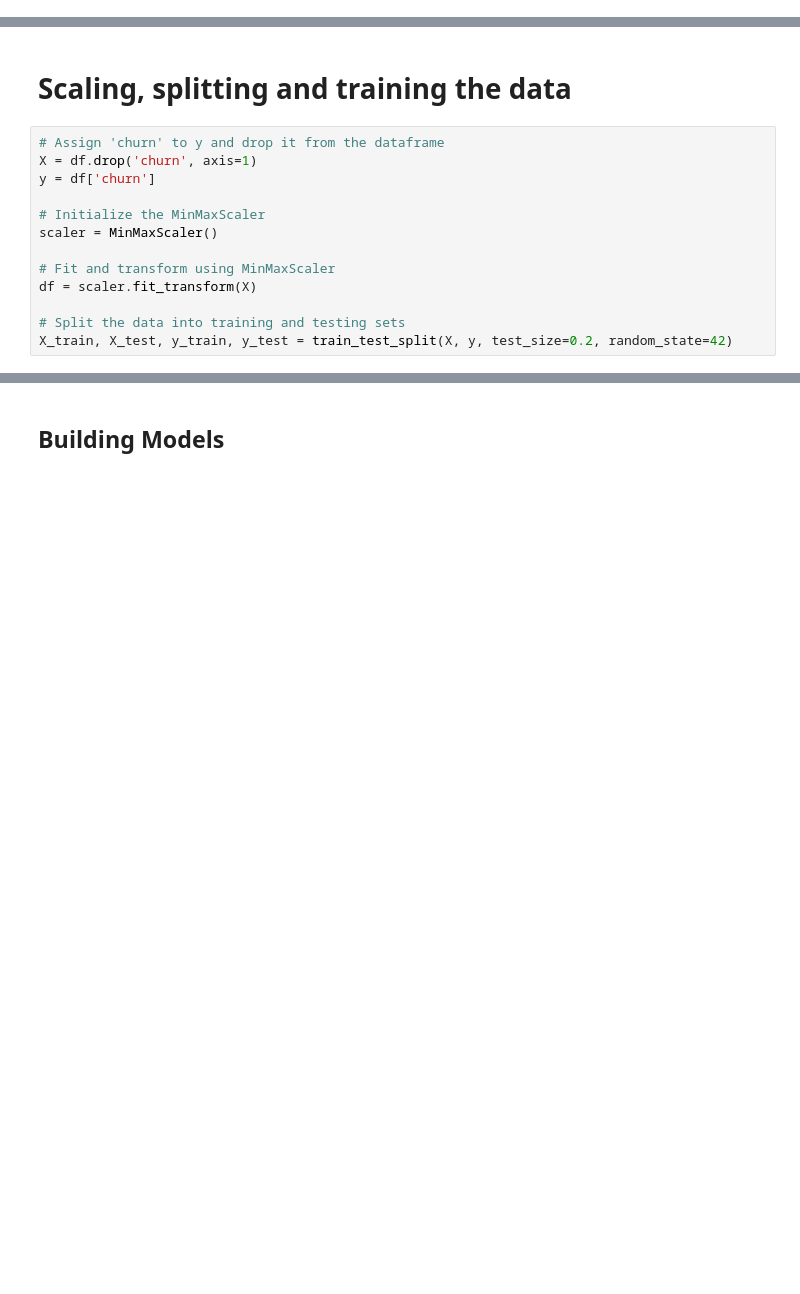
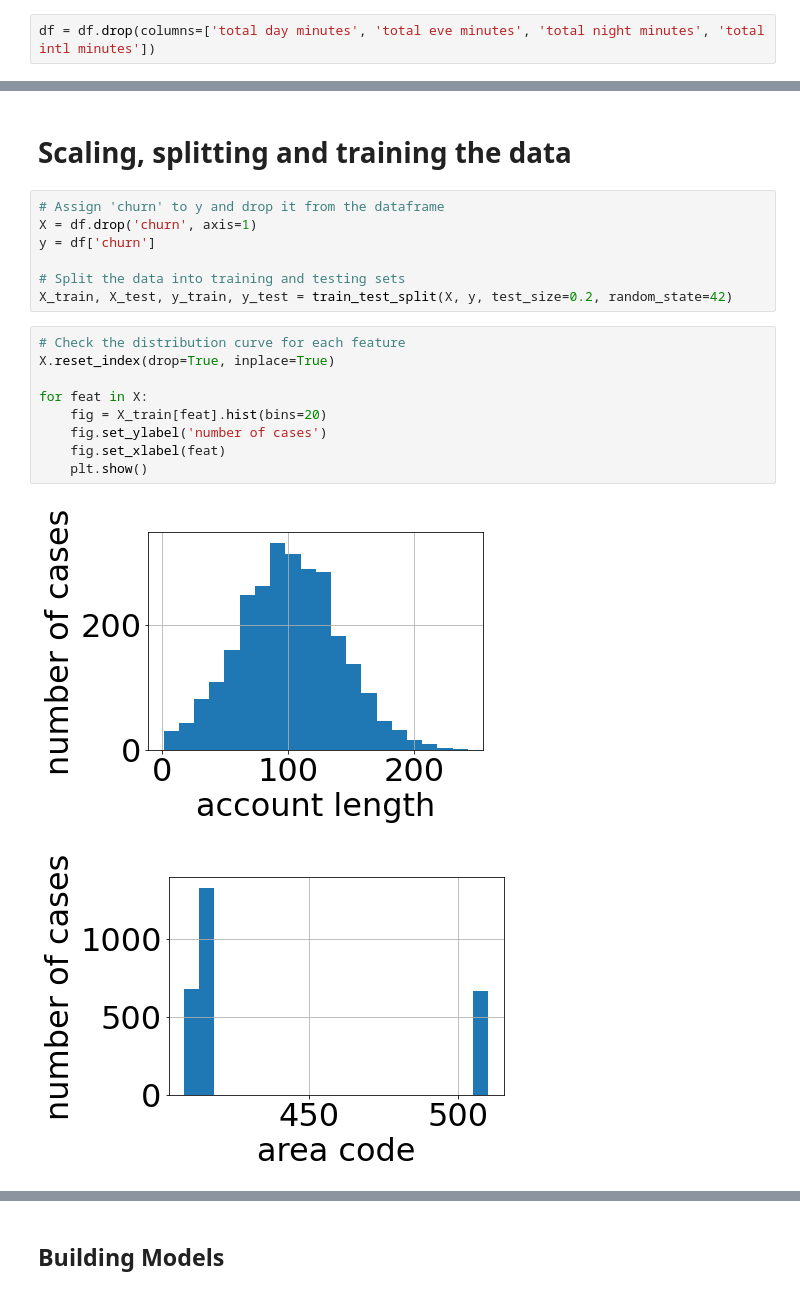
Before and after one commit to Brandon2698/Phase3_Project, a Jupyter notebook: SyriaTel.ipynb, the cells around one changed output, grey strips where cells are left out. Drawn from its saved outputs; the diff is of its cells as text; blank space fills up the shorter version.

```diff
--- a/SyriaTel.ipynb
+++ b/SyriaTel.ipynb
@@ -49,2 +138,4 @@ df.head()
+# %%
+df = df.drop(columns=['total day minutes', 'total eve minutes', 'total night minutes', 'total intl minutes'])
 # %%
 df.columns.values
@@ -90,11 +260,17 @@ Total intl calls, number vmail messages and voicemail plan have the only negativ
 X = df.drop('churn', axis=1)
 y = df['churn']
 
-# Initialize the MinMaxScaler
-scaler = MinMaxScaler()
-
-# Fit and transform using MinMaxScaler
-df = scaler.fit_transform(X)
-
 # Split the data into training and testing sets
 X_train, X_test, y_train, y_test = train_test_split(X, y, test_size=0.2, random_state=42)
+# %%
+# Check the distribution curve for each feature
+X.reset_index(drop=True, inplace=True)
+
+for feat in X:
+    fig = X_train[feat].hist(bins=20)
+    fig.set_ylabel('number of cases')
+    fig.set_xlabel(feat)
+    plt.show()
+# %% [output]
+[figure, added]
+[figure, added]
```
Also changed, not shown: parts of 33 cells of this notebook, 1 other file.
